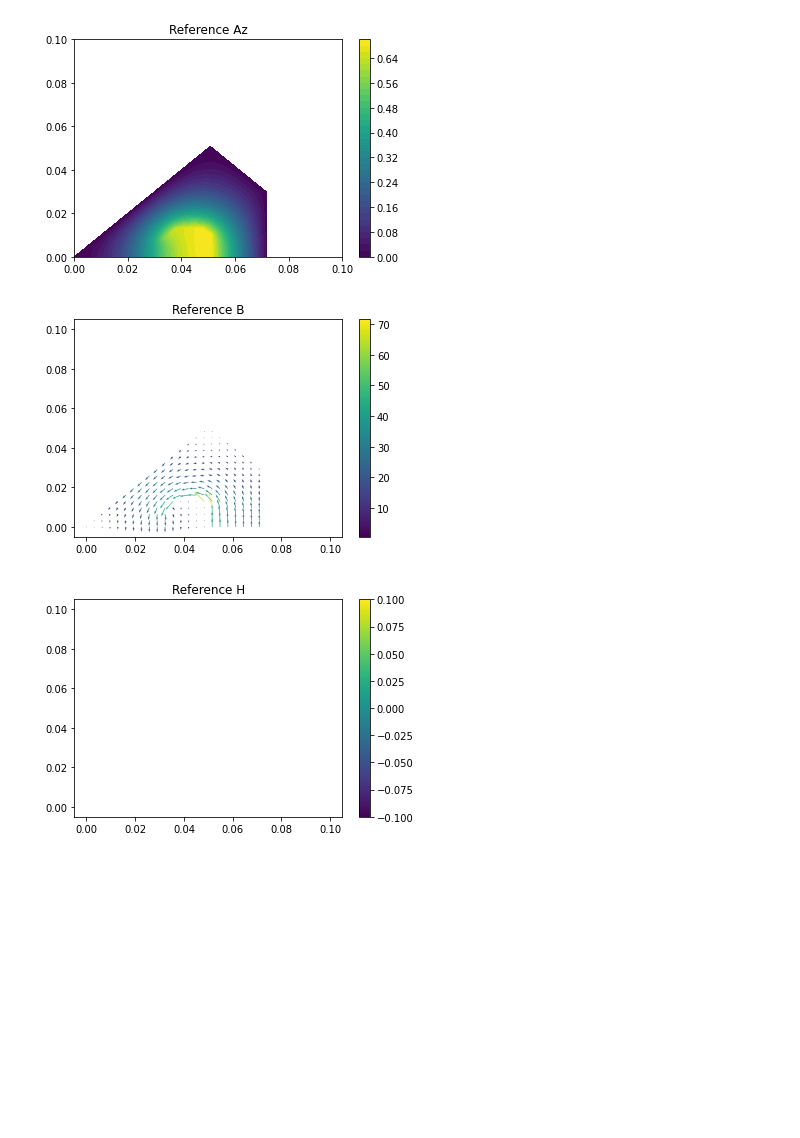
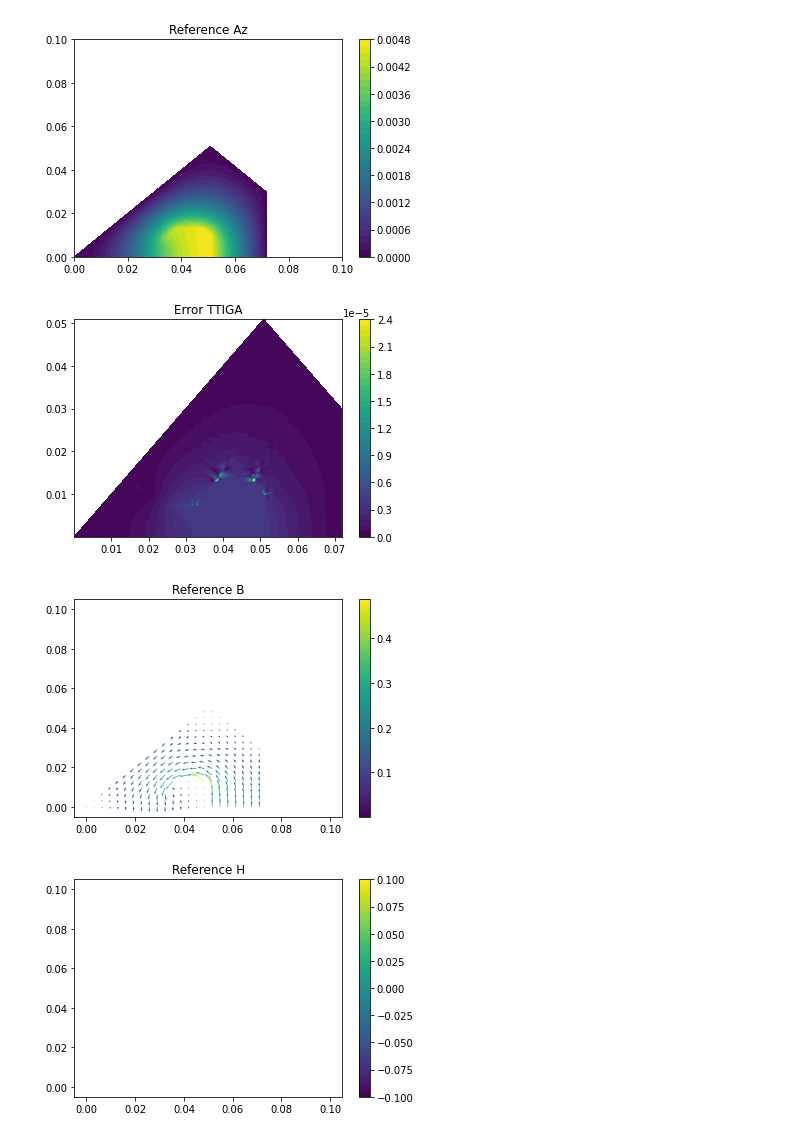
Before and after one commit to ion-g-ion/PINNs, a Jupyter notebook: quad/quad_2d_fenics.ipynb, the cells around one changed output. Cells and saved outputs as stored; diff of their text form; code cells hidden in the pictures; blank space fills up the shorter version.

```diff
--- a/quad/quad_2d_fenics.ipynb
+++ b/quad/quad_2d_fenics.ipynb
@@ -14,7 +14,7 @@ def curl2D(v):
 
 class FEM():
 
-    def __init__(self,J0=1000.0,mu0=1.0,mur=1/100.0, k1=0.001, k2=1.65, k3 = 0.5, meshsize = 0.001, verb = False):
+    def __init__(self,J0=5000000.0,mu0=4*np.pi*1e-7,mur=1000, k1=0.001, k2=1.65, k3 = 0.5, meshsize = 0.0001/2, verb = False):
         path='./'
 
         with open(path + 'quad.geo', 'r') as file:
@@ -49,7 +49,7 @@ class FEM():
         ncells = [  mesh.num_vertices(), mesh.num_edges(), mesh.num_faces(), mesh.num_facets(), mesh.num_cells() ]
 
         def nu_lin(az):
-            return mu0*mur
+            return 1/(mu0*mur)
         def nonlin_nu(az):
             tmp =  k1*exp(k2*dot(az.dx(1),az.dx(1)))+k3
             return tmp
@@ -98,7 +98,7 @@ class FEM():
                 self.markers = markers
             def eval_cell(self, values, x, cell):
                 if self.markers[cell.index] == 1:
-                    values[0] = 0.0   # iron
+                    values[0] = 1/(mu0*mur)   # iron
                 elif self.markers[cell.index] == 2:
                     values[0] = 1/mu0      # air
                 elif self.markers[cell.index] == 3:
@@ -116,7 +116,7 @@ class FEM():
         v  = TestFunction(CG)
         #az = Function(CG)
         #a  = (1/mu)*dot(grad(az), grad(v))*dx
-        a = inner(nus*curl2D(u), curl2D(v))*dx + inner(nu_lin(curl2D(u))*curl2D(u),curl2D(v))*dx(1)
+        a = inner(nus*curl2D(u), curl2D(v))*dx #+ inner(nu_lin(curl2D(u))*curl2D(u),curl2D(v))*dx(1)
         L  = J*v*dx(3)
 
         F = a - L
@@ -166,12 +166,8 @@ class FEM():
         return np.array(Hfem)
 # %%
 
+x_mesh, y_mesh = np.meshgrid(np.linspace(0,0.1,200),np.linspace(0,0.1,200))
 
-S=1
-x_mesh, y_mesh = np.meshgrid(np.linspace(0,0.1,200)*S,np.linspace(0,0.1,200)*S)
-area = 0.0002177263404511999*S*S
-J0 = 50/area *24
-print('J0 =',J0)
 fem = FEM()
 
 k1 = 0.01
@@ -199,7 +195,21 @@ plt.contourf(x_mesh,y_mesh,A_ref,levels=42)
 plt.colorbar()
 plt.title('Reference Az')
 
-x_mesh, y_mesh = np.meshgrid(np.linspace(0,0.1,32)*S,np.linspace(0,0.1,32)*S)
+import pickle
+with open(r"quad_nominal.pkl", "rb") as input_file:
+    data = pickle.load(input_file)
+A_ref = fem.call_A(data['x1'].flatten(),data['x2'].flatten()).reshape(data['x1'].shape)
+A_ttiga = data['u']
+
+
+
+print(data['x1'].shape,data['x2'].shape,data['u'].shape,A_ref.shape)
+plt.figure()
+plt.contourf(data['x1'],data['x2'],(np.abs(A_ref-A_ttiga)),levels=42)
+plt.colorbar()
+plt.title('Error TTIGA')
+
+x_mesh, y_mesh = np.meshgrid(np.linspace(0,0.1,32),np.linspace(0,0.1,32))
 
 B_ref = fem.call_B(x_mesh.flatten(),y_mesh.flatten())
 H_ref = fem.call_H(x_mesh.flatten(),y_mesh.flatten())
@@ -215,10 +225,18 @@ plt.colorbar()
 plt.title('Reference H')
 
 plt.show()
+
+print('Relativer L2 error',np.sum((A_ref-A_ttiga)**2*data['ws']))
 # plt.figure()
 # plt.contourf(x_mesh,y_mesh,A-A_ref,levels=64)
 # plt.colorbar()
 # plt.title('Error')
 
 # np.save('../pinns/quad_A_ref.dat',A_ref)
+
+B_ref = fem.call_B(np.linspace(0,0.02,8),np.zeros((8,)))
+print(B_ref)
+
+with open('measurements.pkl','wb') as f:
+    pickle.dump({'x_positions' : np.linspace(0,0.02,8) , 'B' : B_ref }, f)
 # %% [output]
@@ -238,3 +256,4 @@ Computed bounding box tree with 10979 nodes for 5490 points.
-[figure, old version]
+[figure, new version]
-[figure, old version]
+[figure, new version]
-[figure, old version]
+[figure, new version]
+[figure, added]
```
Also changed, not shown: parts of 2 cells of this notebook.
